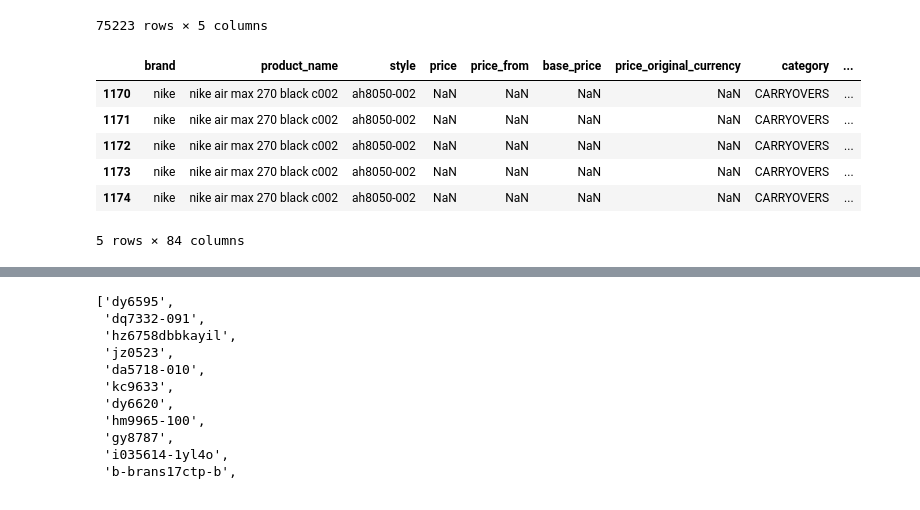
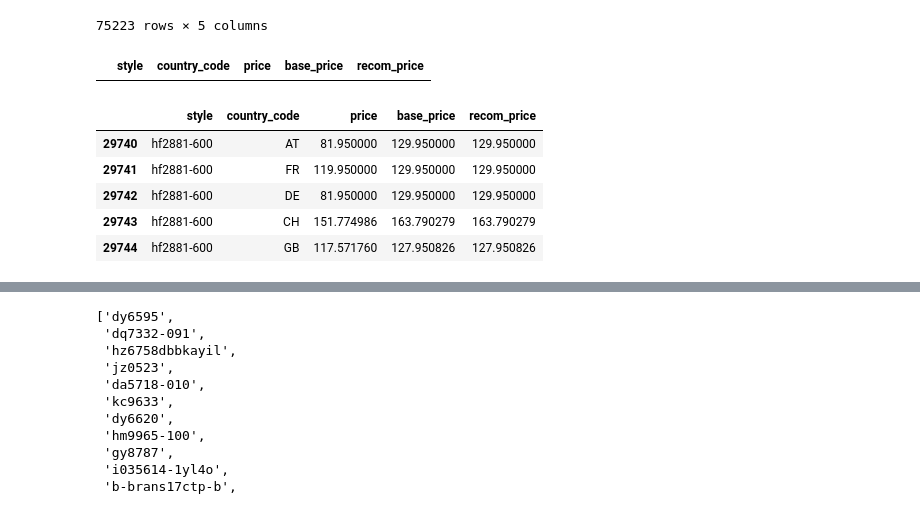
Before and after one commit to jurajkapasny/autopricing-kickz, a Jupyter notebook: kickz-dev.ipynb, the cells around one changed output, grey strips where cells are left out. Drawn from its saved outputs; the diff is of its cells as text; code cells hidden in the pictures.

```diff
--- a/kickz-dev.ipynb
+++ b/kickz-dev.ipynb
@@ -113,14 +103,20 @@ df
 75223 rows × 5 columns
 # %%
 import pandas as pd
+pd.set_option('display.max_columns', None)
 
-df = pd.read_parquet('backup/df_recommendations_20260512.parquet')
-df[df['style'] == 'ah8050-002']
+df_old = pd.read_parquet('backup/df_recommendations_20260513.parquet')
+df_old[df_old['style'] == 'ah8050-002'][['style','country_code','price','base_price','recom_price']]
+
+# fq8138-600
 # %% [output]
-|  | brand | product_name | style | price | price_from | base_price | price_original_currency | category | ... |
-| 1170 | nike | nike air max 270 black c002 | ah8050-002 | NaN | NaN | NaN | NaN | CARRYOVERS | ... |
-| 1171 | nike | nike air max 270 black c002 | ah8050-002 | NaN | NaN | NaN | NaN | CARRYOVERS | ... |
-| 1172 | nike | nike air max 270 black c002 | ah8050-002 | NaN | NaN | NaN | NaN | CARRYOVERS | ... |
-| 1173 | nike | nike air max 270 black c002 | ah8050-002 | NaN | NaN | NaN | NaN | CARRYOVERS | ... |
-| 1174 | nike | nike air max 270 black c002 | ah8050-002 | NaN | NaN | NaN | NaN | CARRYOVERS | ... |
+|  | style | country_code | price | base_price | recom_price |
-5 rows × 84 columns
+# %%
+df_old[df_old['style'] == 'hf2881-600'][['style','country_code','price','base_price','recom_price']]
+# %% [output]
+|  | style | country_code | price | base_price | recom_price |
+| 29740 | hf2881-600 | AT | 81.950000 | 129.950000 | 129.950000 |
+| 29741 | hf2881-600 | FR | 119.950000 | 129.950000 | 129.950000 |
+| 29742 | hf2881-600 | DE | 81.950000 | 129.950000 | 129.950000 |
+| 29743 | hf2881-600 | CH | 151.774986 | 163.790279 | 163.790279 |
+| 29744 | hf2881-600 | GB | 117.571760 | 127.950826 | 127.950826 |
```
Also changed, not shown: parts of 37 cells of this notebook, 2 other files.
